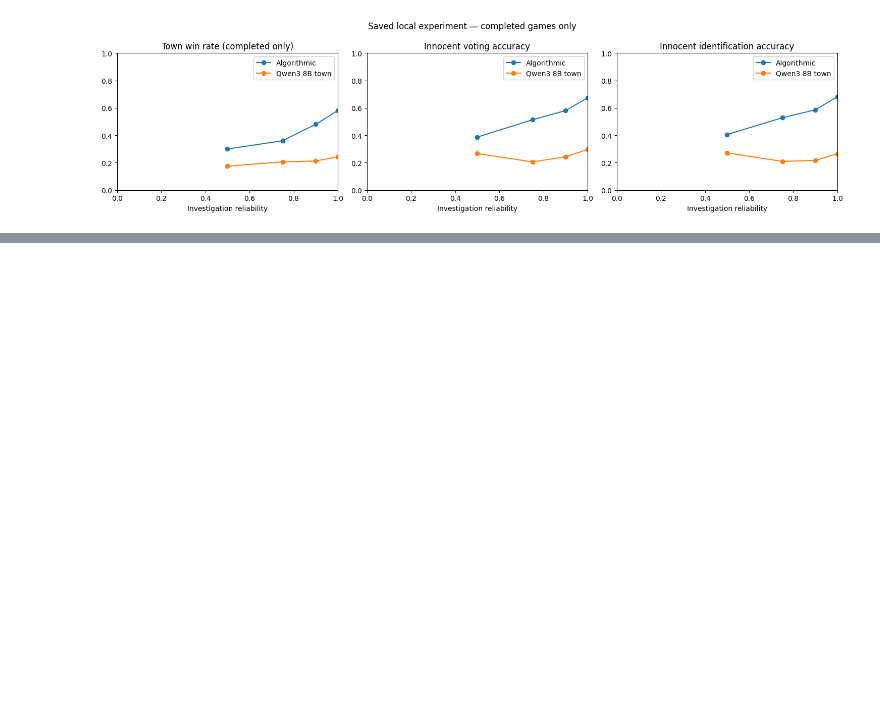
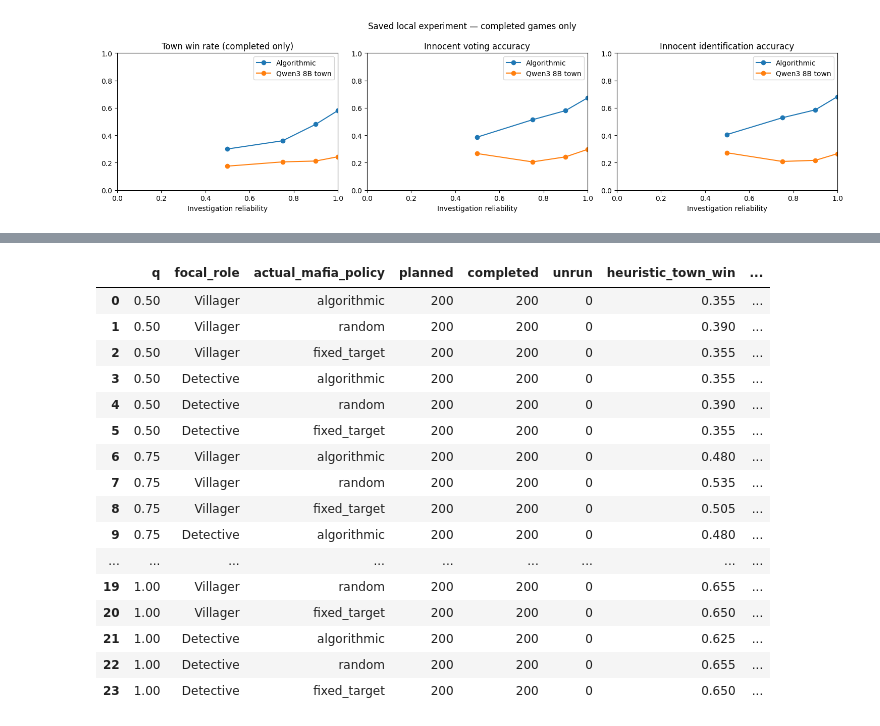
Before and after one commit to ddinesh19/15784_Mafia, a Jupyter notebook: Mafia_LocalLLM_Comparison.ipynb, the cells around one changed output, grey strips where cells are left out. Cells and saved outputs as stored; diff of their text form; code cells hidden in the pictures; blank space fills up the shorter version.

Commit message:
Add town baselines, opponent robustness, and strategic voting analysis

```diff
--- a/Mafia_LocalLLM_Comparison.ipynb
+++ b/Mafia_LocalLLM_Comparison.ipynb
@@ -827,7 +914,7 @@ class LLMAgent:
 # %%
 class PolicyComparisonGame(Game):
   def __init__(self, reliability, discussion_rounds=3, seed=42, town_policy="algorithmic", mafia_policy="algorithmic", client=None):
-    if town_policy not in ["algorithmic", "llm"] or mafia_policy not in ["algorithmic", "llm"]:
+    if town_policy not in ["algorithmic", "random", "signal_only", "llm"] or mafia_policy not in ["algorithmic", "random", "fixed_target", "llm"]:
       raise ValueError("Unknown policy")
     if "llm" in [town_policy, mafia_policy] and client is None:
       raise ValueError("LLM conditions require a client")
@@ -846,6 +933,13 @@ class PolicyComparisonGame(Game):
     if town_policy == "llm":
       self.villagers = [LLMAgent(a.id, self.players, "Villager", reliability, self.public_messages, client, discussion_rounds) for a in self.villagers]
       self.detective = LLMAgent(self.detective_id, self.players, "Detective", reliability, self.public_messages, client, discussion_rounds)
+    if town_policy in ["random", "signal_only"]:
+      villager_class, detective_class = (RandomVillager, RandomDetective) if town_policy == "random" else (SignalOnlyVillager, SignalOnlyDetective)
+      self.villagers = [villager_class(a.id, self.players) for a in self.villagers]
+      self.detective = detective_class(self.detective_id, self.players)
+    if mafia_policy in ["random", "fixed_target"]:
+      mafia_class = RandomMafia if mafia_policy == "random" else FixedTargetMafia
+      self.mafia = mafia_class(self.mafia_id, self.players)
     if mafia_policy == "llm":
       self.mafia = LLMAgent(self.mafia_id, self.players, "Mafia", reliability, self.public_messages, client, discussion_rounds)
     self.agents = {a.id: a for a in self.villagers + [self.detective, self.mafia]}
@@ -981,7 +1075,7 @@ class LocalOnlyRedirect(urllib.request.HTTPRedirectHandler):
     raise urllib.error.HTTPError(request.full_url, code, "Redirects are disabled", headers, file)
 
 class OllamaJSONClient:
-  def __init__(self, model="qwen3:8b", base_url="http://localhost:11434", enabled=False, temperature=0.2, context=4096, max_tokens=512, timeout=180, max_calls=200, max_retries=2):
+  def __init__(self, model="qwen3:8b", base_url="http://localhost:11434", enabled=False, temperature=0.2, context=4096, max_tokens=512, timeout=180, max_calls=200, max_retries=2, system_prompt=None):
     parsed = urllib.parse.urlsplit(base_url)
     if parsed.scheme != "http" or parsed.hostname not in ["localhost", "127.0.0.1", "::1"] or parsed.username or parsed.password or parsed.path not in ["", "/"] or parsed.query or parsed.fragment:
       raise ValueError("Use a local Ollama URL, for example http://localhost:11434")
@@ -993,6 +1087,7 @@ class OllamaJSONClient:
       raise ValueError("Use a positive request cap/timeout and a nonnegative temperature")
     if type(max_retries) is not int or max_retries < 0:
       raise ValueError("max_retries must be a nonnegative integer")
+    self.system_prompt = system_prompt #None preserves the existing global-prompt behavior
     self.max_retries = max_retries
     self.decision_count = 0
     self.model = model
@@ -1053,7 +1148,7 @@ class OllamaJSONClient:
     player_prompt = f"You are Player {player_id}, and your role is {observation['role']}."
     if observation["phase"] == "vote":
       player_prompt += f" Your beliefs must follow this exact order: [Player 0, Player 1, Player 2, Player 3]. The entry at index {player_id} refers to YOU and must equal {own_probability}. All four entries must sum to exactly 1."
-    messages = [{"role": "system", "content": LLM_SYSTEM_PROMPT + "\n\n" + player_prompt}, {"role": "user", "content": json.dumps(observation)}]
+    messages = [{"role": "system", "content": (LLM_SYSTEM_PROMPT if self.system_prompt is None else self.system_prompt) + "\n\n" + player_prompt}, {"role": "user", "content": json.dumps(observation)}]
     self.decision_count += 1
     for attempt in range(self.max_retries + 1):
       if self.calls >= self.max_calls:
@@ -1121,7 +1503,7 @@ def local_experiment_spec(conditions, reliabilities, num_games, rounds, seed):
     raise ValueError("Reliabilities must be unique numbers between zero and one")
   if not conditions or len({c[0] for c in conditions}) != len(conditions):
     raise ValueError("Use nonempty conditions with unique labels")
-  if any(len(c) != 3 or not isinstance(c[0], str) or c[1] not in ["algorithmic", "llm"] or c[2] not in ["algorithmic", "llm"] for c in conditions):
+  if any(len(c) != 3 or not isinstance(c[0], str) or c[1] not in ["algorithmic", "random", "signal_only", "llm"] or c[2] not in ["algorithmic", "random", "fixed_target", "llm"] for c in conditions):
     raise ValueError("Each condition needs a label, town policy and Mafia policy")
   return {"protocol": "four-player-accusations-v1", "conditions": [list(c) for c in conditions], "reliabilities": list(reliabilities), "num_games": num_games, "rounds": rounds, "seed": seed}
 
@@ -1390,0 +2847,47 @@ Mean recorded completed-game seconds: 29.83
+# %%
+strategic_summary = []
+strategic_mixture_summary = []
+if strategic_metadata is not None:
+  strategic_saved = strategic_metadata["experiment"]
+  strategic_seen = set()
+  for row in strategic_rows:
+    key = (row["reliability"], row["actual_mafia_policy_for_evaluation"], row["seed"], row["focal_role"])
+    if key in strategic_seen:
+      raise ValueError("Duplicate focal-case result")
+    strategic_seen.add(key)
+    if row.get("type") != "focal_case" or row["seed"] not in range(strategic_saved["seed"], strategic_saved["seed"] + strategic_saved["num_games"]) or row["reliability"] not in strategic_saved["reliabilities"] or row["actual_mafia_policy_for_evaluation"] not in strategic_metadata["mafia_policy_prior"] or row["focal_role"] not in strategic_metadata["focal_roles"]:
+      raise ValueError("Unplanned strategic-voting case")
+  for q in strategic_saved["reliabilities"]:
+    for role in strategic_metadata["focal_roles"]:
+      cells = []
+      for mafia in strategic_metadata["mafia_policy_prior"]:
+        group = [row for row in strategic_rows if row["reliability"] == q and row["focal_role"] == role and row["actual_mafia_policy_for_evaluation"] == mafia]
+        summary = {"q": q, "focal_role": role, "actual_mafia_policy": mafia,
+                   "planned": strategic_saved["num_games"], "completed": len(group),
+                   "unrun": strategic_saved["num_games"] - len(group)}
+        if group:
+          for metric in group[0]["metrics"]:
+            summary[metric] = sum(row["metrics"][metric] for row in group) / len(group)
+          summary["utility_minus_heuristic_win"] = summary["utility_town_win"] - summary["heuristic_town_win"]
+          summary["utility_minus_posterior_win"] = summary["utility_town_win"] - summary["posterior_town_win"]
+          summary["expected_gain_over_heuristic"] = summary["best_expected_utility"] - summary["heuristic_expected_utility"]
+          summary["expected_gain_over_posterior"] = summary["best_expected_utility"] - summary["posterior_expected_utility"]
+        strategic_summary.append(summary)
+        cells.append(summary)
+      # Weight stratified samples by the declared prior, not by incidental cell counts.
+      if all(c["completed"] == strategic_saved["num_games"] for c in cells):
+        mixture = {"q": q, "focal_role": role}
+        for metric in cells[0]:
+          if metric not in ["q", "focal_role", "actual_mafia_policy", "planned", "completed", "unrun"]:
+            mixture[metric] = sum(strategic_metadata["mafia_policy_prior"][c["actual_mafia_policy"]] * c[metric] for c in cells)
+        strategic_mixture_summary.append(mixture)
+  print("Public confidence used in inference:", strategic_metadata["use_public_confidence"])
+  print("Results by actual opponent policy (hidden from the focal voter):")
+  display(pd.DataFrame(strategic_summary).round(4))
+  print("Results under the declared reference-population mixture, separated by focal role:")
+  display(pd.DataFrame(strategic_mixture_summary).round(4))
+  print("All three realized outcomes are paired within the same underlying game.")
+  print("Positive expected gain follows from the declared model; realized sample gains may be negative.")
+  print("Villager and Detective interventions are separate and statistically dependent within a game.")
+  print("Exact inference is conditional on the scripted population, with confidence use explicitly recorded. No equilibrium claim is made.")
+# %% [output]
@@ -1390,0 +2896,17 @@ Mean recorded completed-game seconds: 29.83
+|  | q | focal_role | actual_mafia_policy | planned | completed | unrun | heuristic_town_win | ... |
+| 0 | 0.50 | Villager | algorithmic | 200 | 200 | 0 | 0.355 | ... |
+| 1 | 0.50 | Villager | random | 200 | 200 | 0 | 0.390 | ... |
+| 2 | 0.50 | Villager | fixed_target | 200 | 200 | 0 | 0.355 | ... |
+| 3 | 0.50 | Detective | algorithmic | 200 | 200 | 0 | 0.355 | ... |
+| 4 | 0.50 | Detective | random | 200 | 200 | 0 | 0.390 | ... |
+| 5 | 0.50 | Detective | fixed_target | 200 | 200 | 0 | 0.355 | ... |
+| 6 | 0.75 | Villager | algorithmic | 200 | 200 | 0 | 0.480 | ... |
+| 7 | 0.75 | Villager | random | 200 | 200 | 0 | 0.535 | ... |
+| 8 | 0.75 | Villager | fixed_target | 200 | 200 | 0 | 0.505 | ... |
+| 9 | 0.75 | Detective | algorithmic | 200 | 200 | 0 | 0.480 | ... |
+| ... | ... | ... | ... | ... | ... | ... | ... | ... |
+| 19 | 1.00 | Villager | random | 200 | 200 | 0 | 0.655 | ... |
+| 20 | 1.00 | Villager | fixed_target | 200 | 200 | 0 | 0.650 | ... |
+| 21 | 1.00 | Detective | algorithmic | 200 | 200 | 0 | 0.625 | ... |
+| 22 | 1.00 | Detective | random | 200 | 200 | 0 | 0.655 | ... |
+| 23 | 1.00 | Detective | fixed_target | 200 | 200 | 0 | 0.650 | ... |
```
Also changed, not shown: parts of 42 cells of this notebook, 6 other files.
